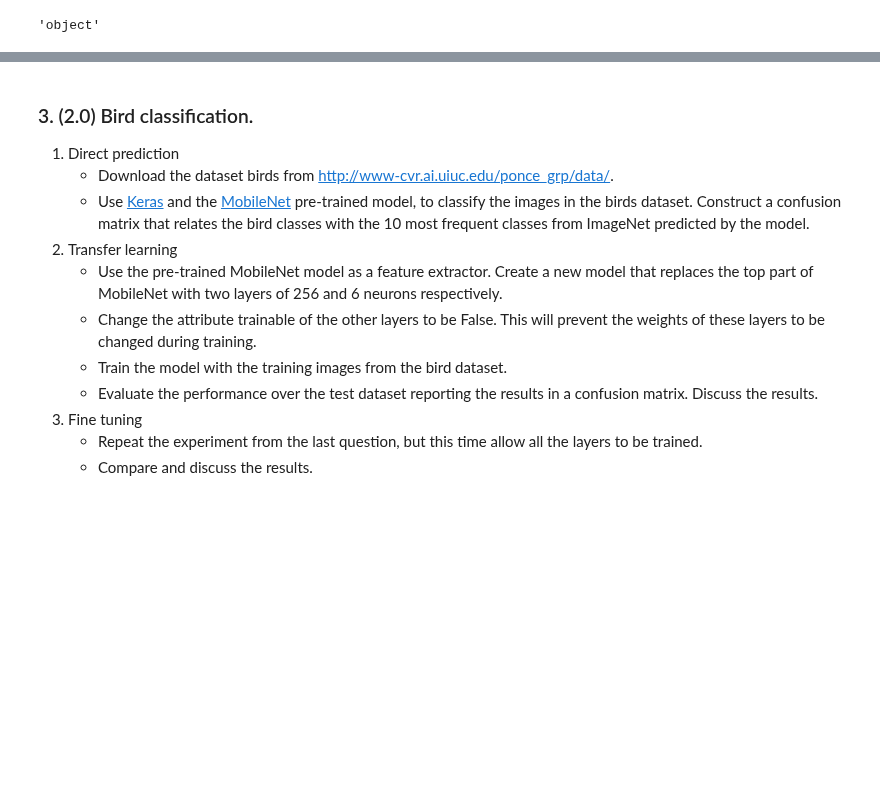
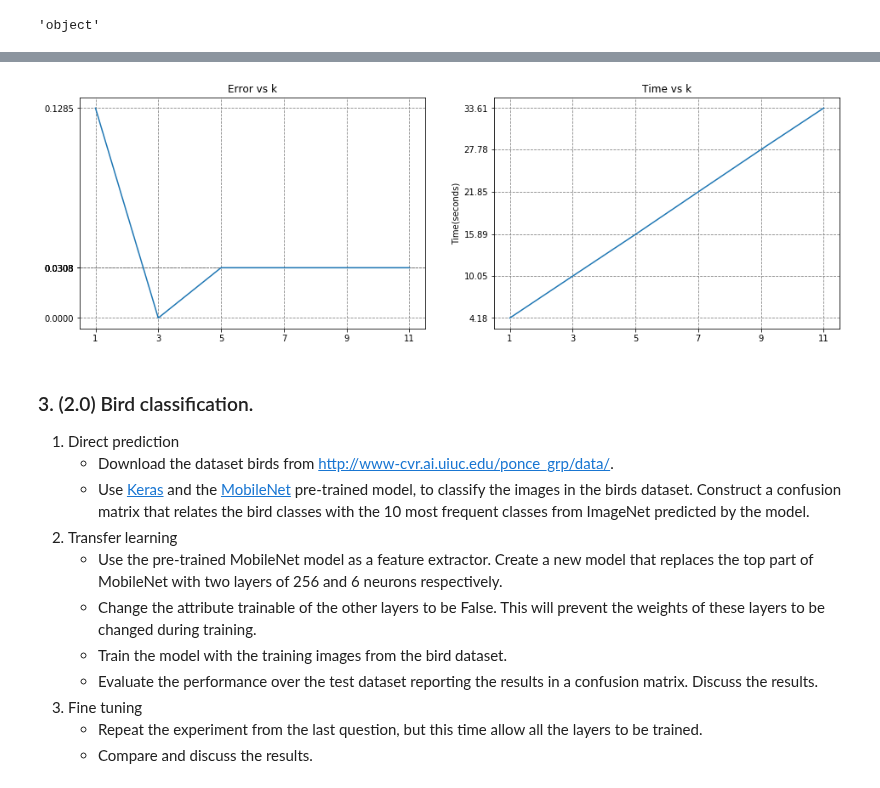
Before and after one commit to ingJSNA/machineLearning2018, a Jupyter notebook: assign4/ml-assign4-jsnavarroa.ipynb, the cells around one changed output, grey strips where cells are left out. Drawn from its saved outputs; the diff is of its cells as text; code cells hidden in the pictures; blank space fills up the shorter version.

```diff
--- a/assign4/ml-assign4-jsnavarroa.ipynb
+++ b/assign4/ml-assign4-jsnavarroa.ipynb
@@ -381,20 +394,18 @@ alphabet = ['a', 'b', 'c', 'd', 'e', 'f', 'g', 'h', 'i', 'j', 'k', 'l', 'm', 'n'
             'p', 'q', 'r', 's', 't', 'u', 'v', 'w', 'x', 'y', 'z']
 missing_char = '_'
 
-k = 10
-
-def hangman(word):
+def hangman(word, k=5):
     ### your code here
     all_candidates = [[word, float('-inf')]]
 
     for i in range(word.count(missing_char)):
 
         next_candidates = []
+        missing_char_idx = all_candidates[0][0].find(missing_char)
 
         for candidate in all_candidates:
             # replace the first missing char with an alphabet char
             candidate_word = candidate[0]
-            missing_char_idx = candidate_word.find(missing_char)
             for char in alphabet:
                 new_word = candidate_word.replace(missing_char, char, 1)
                 score = log_likelihood(model, new_word)
@@ -410,17 +421,6 @@ def hangman(word):
 
     return best[0]
 
-hangman("_bj_ct") # "object"
+hangman("_bj_ct", k=10) # "object"
 # %% [output]
 'object'
-# %%
-inputs = ["pe_p_e", "phi__sop_y", "si_nif_c_nc_", "kn__l_d_e", "inte_r_ga_i_n"]
-expected = ['people', 'philosophy', 'significance', 'knowledge', 'interrogation']
-outputs =[]
-for i, c in zip(inputs, expected):
-    output = hangman(i)
-    outputs.append(output)
-    print(c==output, c, "==", output, i in text)
-
-print(expected)
-print(outputs)
@@ -435,3 +485,26 @@ False interrogation == intefregation False
+# %%
+K = K[:len(errors)]
+
+# Plot errors and times
+fig, (ax1, ax2) = plt.subplots(1, 2, figsize=(8*2, 5))
+
+ax1.set_title("Error vs k")
+ax1.plot(K, errors)
+ax1.set_xticks(K)
+ax2.set_ylabel('Error')
+ax1.set_yticks(errors)
+ax1.grid(color='gray', linestyle='--')
+
+ax2.set_title("Time vs k")
+ax2.plot(K, times)
+ax2.set_xticks(K)
+ax2.set_ylabel('Time(seconds)')
+ax2.set_yticks(times)
+ax2.grid(color='gray', linestyle='--')
+
+plt.show()
+# %% [output]
+[figure, added]
 # %% [markdown]
 ### 3. (2.0) Bird classification.
 
```
Also changed, not shown: parts of 5 cells of this notebook, 1 other file.
